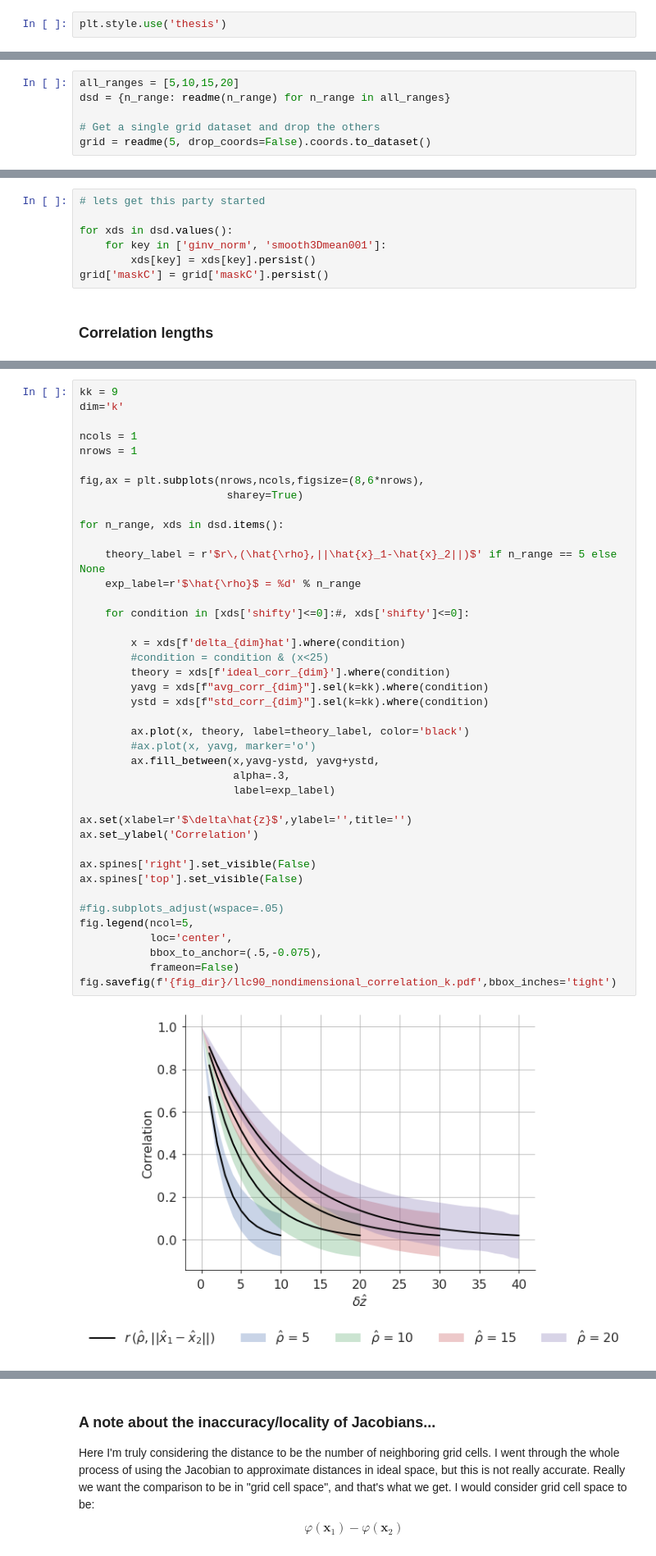
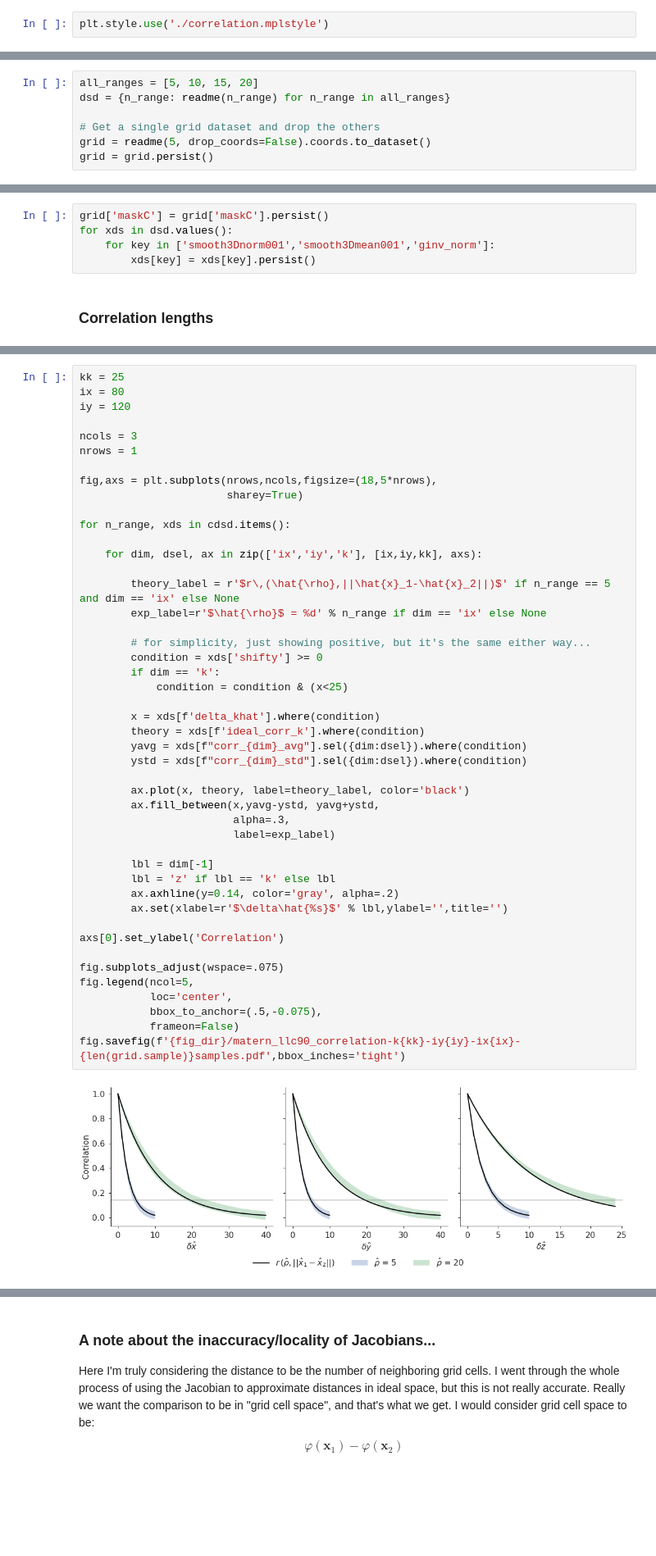
Before and after one commit to timothyas/generic-matern-covariance, a Jupyter notebook: src/plot_llc_matern_theory.ipynb, the cells around one changed output, grey strips where cells are left out. Shown at 82% size. Drawn from its saved outputs; the diff is of its cells as text; blank space fills up the shorter version.

Commit message:
matern theory in LLC90 pacific for rho=5,20, 1000samples

```diff
--- a/src/plot_llc_matern_theory.ipynb
+++ b/src/plot_llc_matern_theory.ipynb
@@ -44,7 +45,7 @@ fig_dir = '../figures'
 if not os.path.isdir(fig_dir):
     os.makedirs(fig_dir)
 # %%
-plt.style.use('thesis')
+plt.style.use('./correlation.mplstyle')
 # %%
 xi = 1
 # %%
@@ -69,6 +77,7 @@ def readme(n_range, drop_coords=True):
 # %%
-all_ranges = [5,10,15,20]
+all_ranges = [5, 10, 15, 20]
 dsd = {n_range: readme(n_range) for n_range in all_ranges}
 
 # Get a single grid dataset and drop the others
 grid = readme(5, drop_coords=False).coords.to_dataset()
+grid = grid.persist()
@@ -75,9 +87,7 @@ grid = readme(5, drop_coords=False).coords.to_dataset()
 # %%
-# lets get this party started
-
+grid['maskC'] = grid['maskC'].persist()
 for xds in dsd.values():
-    for key in ['ginv_norm', 'smooth3Dmean001']:
+    for key in ['smooth3Dnorm001','smooth3Dmean001','ginv_norm']:
         xds[key] = xds[key].persist()
-grid['maskC'] = grid['maskC'].persist()
 # %% [markdown]
 ### Correlation lengths
@@ -167,43 +156,48 @@ for n_range, xds in dsd.items():
 # %%
-kk = 9
-dim='k'
+kk = 25
+ix = 80
+iy = 120
 
-ncols = 1
+ncols = 3
 nrows = 1
 
-fig,ax = plt.subplots(nrows,ncols,figsize=(8,6*nrows),
+fig,axs = plt.subplots(nrows,ncols,figsize=(18,5*nrows),
                        sharey=True)
 
-for n_range, xds in dsd.items():
+for n_range, xds in cdsd.items():
 
-    theory_label = r'$r\,(\hat{\rho},||\hat{x}_1-\hat{x}_2||)$' if n_range == 5 else None
-    exp_label=r'$\hat{\rho}$ = %d' % n_range
+    for dim, dsel, ax in zip(['ix','iy','k'], [ix,iy,kk], axs):
 
-    for condition in [xds['shifty']<=0]:#, xds['shifty']<=0]:
+        theory_label = r'$r\,(\hat{\rho},||\hat{x}_1-\hat{x}_2||)$' if n_range == 5 and dim == 'ix' else None
+        exp_label=r'$\hat{\rho}$ = %d' % n_range if dim == 'ix' else None
 
-        x = xds[f'delta_{dim}hat'].where(condition)
-        #condition = condition & (x<25)
-        theory = xds[f'ideal_corr_{dim}'].where(condition)
-        yavg = xds[f"avg_corr_{dim}"].sel(k=kk).where(condition)
-        ystd = xds[f"std_corr_{dim}"].sel(k=kk).where(condition)
+        # for simplicity, just showing positive, but it's the same either way...
+        condition = xds['shifty'] >= 0
+        if dim == 'k':
+            condition = condition & (x<25)
+
+        x = xds[f'delta_khat'].where(condition)
+        theory = xds[f'ideal_corr_k'].where(condition)
+        yavg = xds[f"corr_{dim}_avg"].sel({dim:dsel}).where(condition)
+        ystd = xds[f"corr_{dim}_std"].sel({dim:dsel}).where(condition)
 
         ax.plot(x, theory, label=theory_label, color='black')
-        #ax.plot(x, yavg, marker='o')
         ax.fill_between(x,yavg-ystd, yavg+ystd,
                         alpha=.3,
                         label=exp_label)
 
-ax.set(xlabel=r'$\delta\hat{z}$',ylabel='',title='')
-ax.set_ylabel('Correlation')
+        lbl = dim[-1]
+        lbl = 'z' if lbl == 'k' else lbl
+        ax.axhline(y=0.14, color='gray', alpha=.2)
+        ax.set(xlabel=r'$\delta\hat{%s}$' % lbl,ylabel='',title='')
 
-ax.spines['right'].set_visible(False)
-ax.spines['top'].set_visible(False)
+axs[0].set_ylabel('Correlation')
 
-#fig.subplots_adjust(wspace=.05)
+fig.subplots_adjust(wspace=.075)
 fig.legend(ncol=5,
            loc='center',
            bbox_to_anchor=(.5,-0.075),
            frameon=False)
-fig.savefig(f'{fig_dir}/llc90_nondimensional_correlation_k.pdf',bbox_inches='tight')
+fig.savefig(f'{fig_dir}/matern_llc90_correlation-k{kk}-iy{iy}-ix{ix}-{len(grid.sample)}samples.pdf',bbox_inches='tight')
 # %% [output]
-[figure, old version]
+[figure, new version]
```
Also changed, not shown: parts of 14 cells of this notebook, 1 other file.
